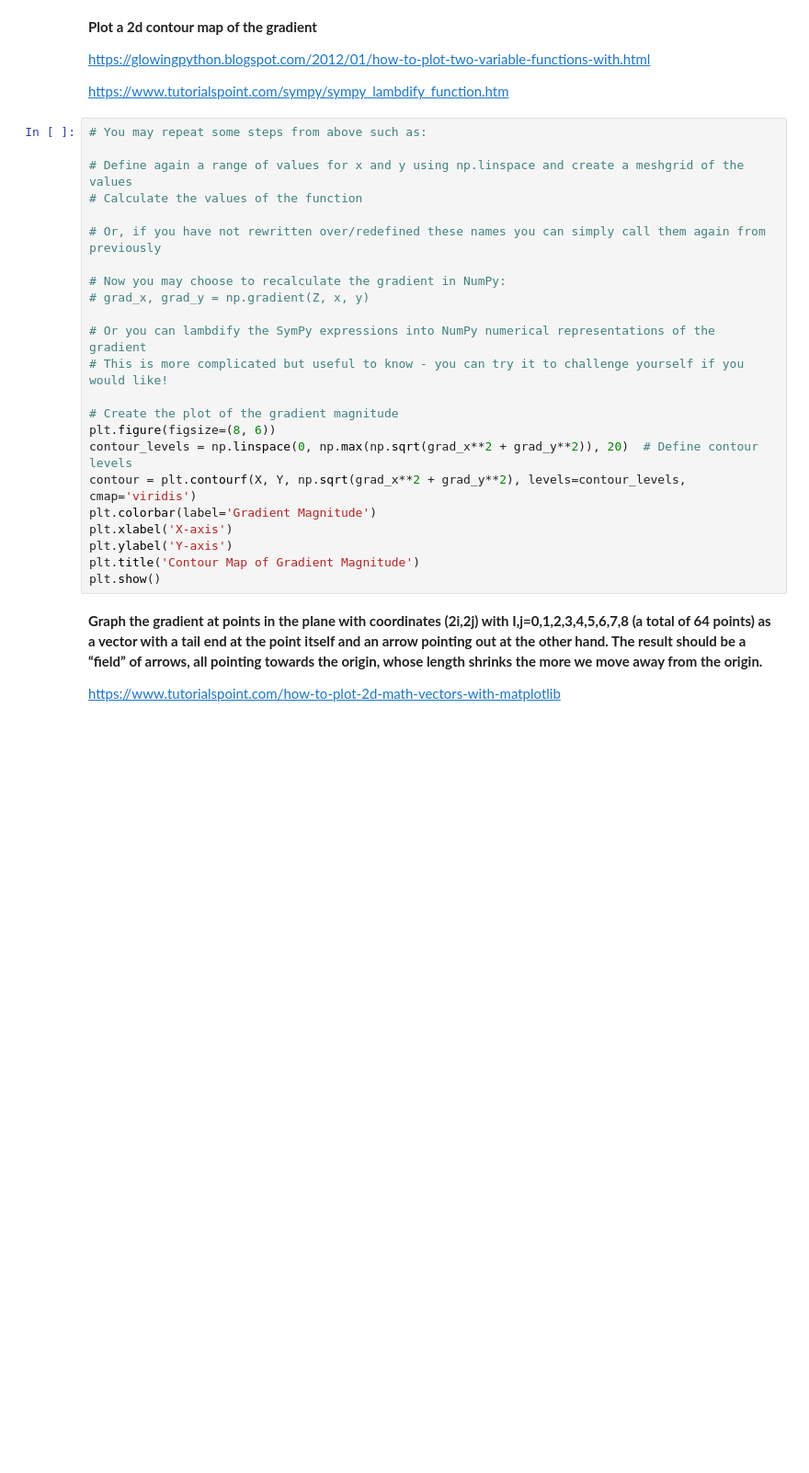
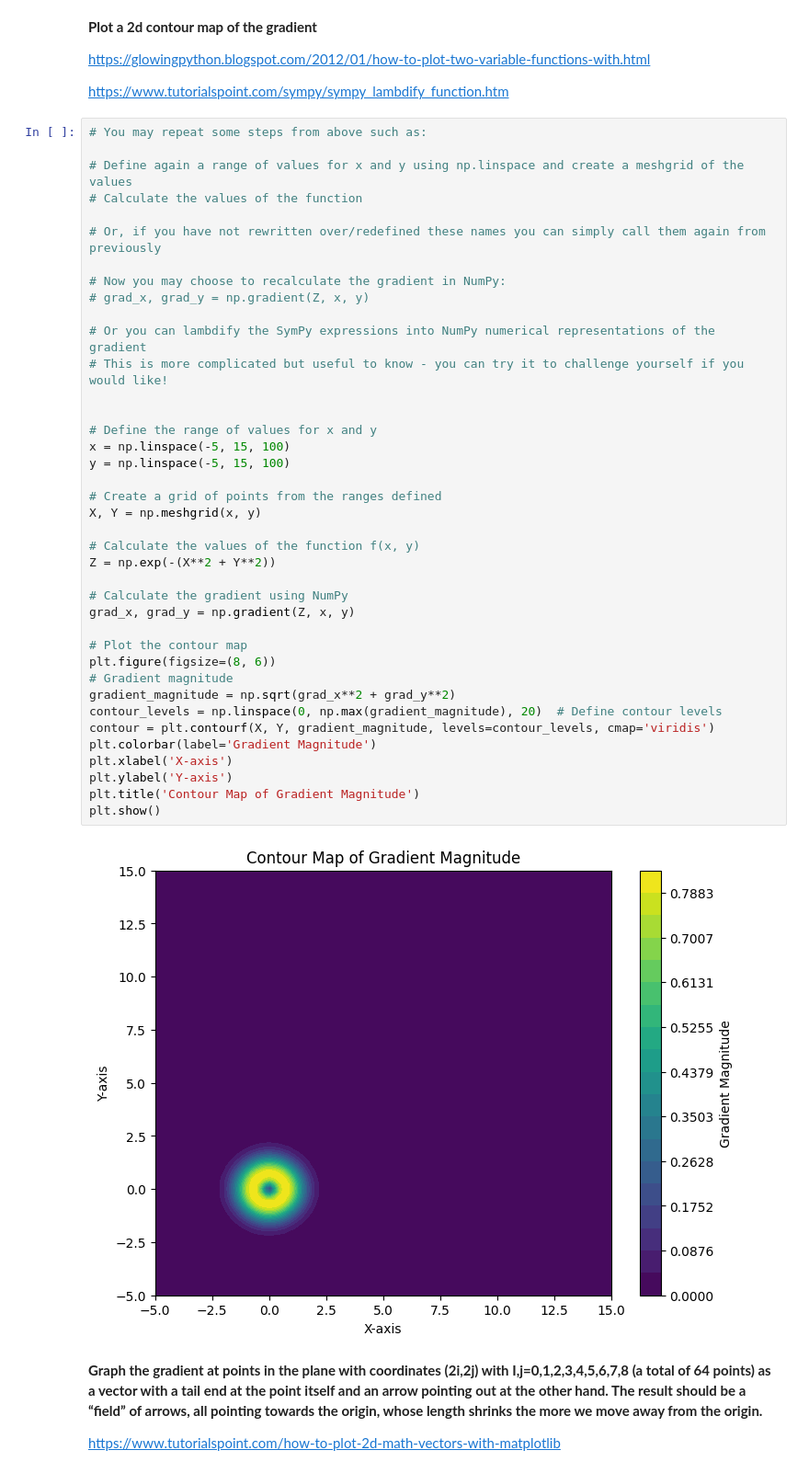
Before and after one commit to 2533Aryan/Deep-Learning, a Jupyter notebook: Lab 03/MTH354 Lab Assignment 3.ipynb, the cells around one changed output. Shown at 92% size. Saved outputs shown, nothing was run; the diff lists cells and outputs as text; blank space fills up the shorter version.

```diff
--- a/Lab 03/MTH354 Lab Assignment 3.ipynb
+++ b/Lab 03/MTH354 Lab Assignment 3.ipynb
@@ -97,26 +179,44 @@ https://www.tutorialspoint.com/sympy/sympy_lambdify_function.htm
 # %%
 # You may repeat some steps from above such as:
 
 # Define again a range of values for x and y using np.linspace and create a meshgrid of the values
 # Calculate the values of the function
 
 # Or, if you have not rewritten over/redefined these names you can simply call them again from previously
 
 # Now you may choose to recalculate the gradient in NumPy:
 # grad_x, grad_y = np.gradient(Z, x, y)
 
 # Or you can lambdify the SymPy expressions into NumPy numerical representations of the gradient
 # This is more complicated but useful to know - you can try it to challenge yourself if you would like!
 
-# Create the plot of the gradient magnitude
+
+# Define the range of values for x and y
+x = np.linspace(-5, 15, 100)
+y = np.linspace(-5, 15, 100)
+
+# Create a grid of points from the ranges defined
+X, Y = np.meshgrid(x, y)
+
+# Calculate the values of the function f(x, y)
+Z = np.exp(-(X**2 + Y**2))
+
+# Calculate the gradient using NumPy
+grad_x, grad_y = np.gradient(Z, x, y)
+
+# Plot the contour map
 plt.figure(figsize=(8, 6))
-contour_levels = np.linspace(0, np.max(np.sqrt(grad_x**2 + grad_y**2)), 20)  # Define contour levels
-contour = plt.contourf(X, Y, np.sqrt(grad_x**2 + grad_y**2), levels=contour_levels, cmap='viridis')
+# Gradient magnitude
+gradient_magnitude = np.sqrt(grad_x**2 + grad_y**2)
+contour_levels = np.linspace(0, np.max(gradient_magnitude), 20)  # Define contour levels
+contour = plt.contourf(X, Y, gradient_magnitude, levels=contour_levels, cmap='viridis')
 plt.colorbar(label='Gradient Magnitude')
 plt.xlabel('X-axis')
 plt.ylabel('Y-axis')
 plt.title('Contour Map of Gradient Magnitude')
 plt.show()
+# %% [output]
+[figure, added]
 # %% [markdown]
 **Graph the gradient at points in the plane with coordinates  (2i,2j) with I,j=0,1,2,3,4,5,6,7,8 (a total of 64 points) as a vector with a tail end at the point itself and an arrow pointing out at the other hand. The result should be a “field” of arrows, all pointing towards the origin, whose length shrinks the more we move away from the origin.**
 
```
Also changed, not shown: parts of 9 cells of this notebook.
